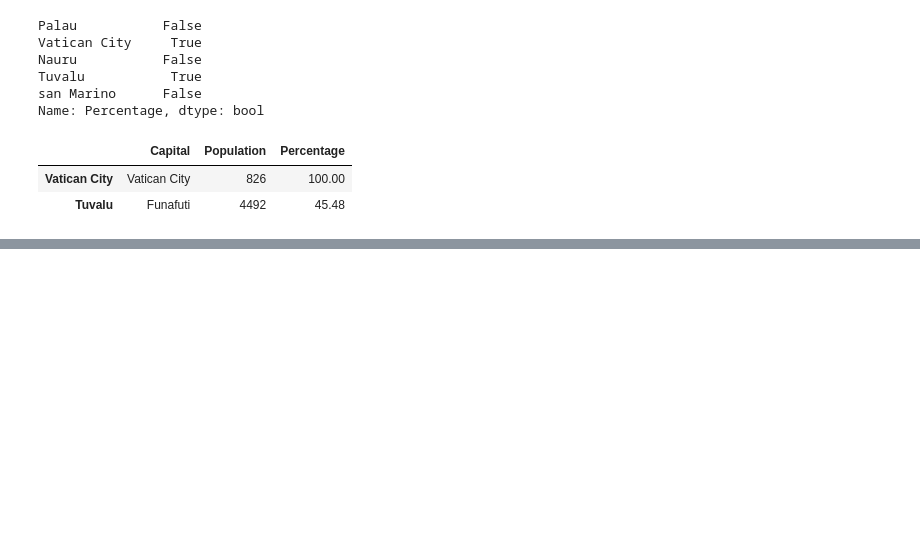
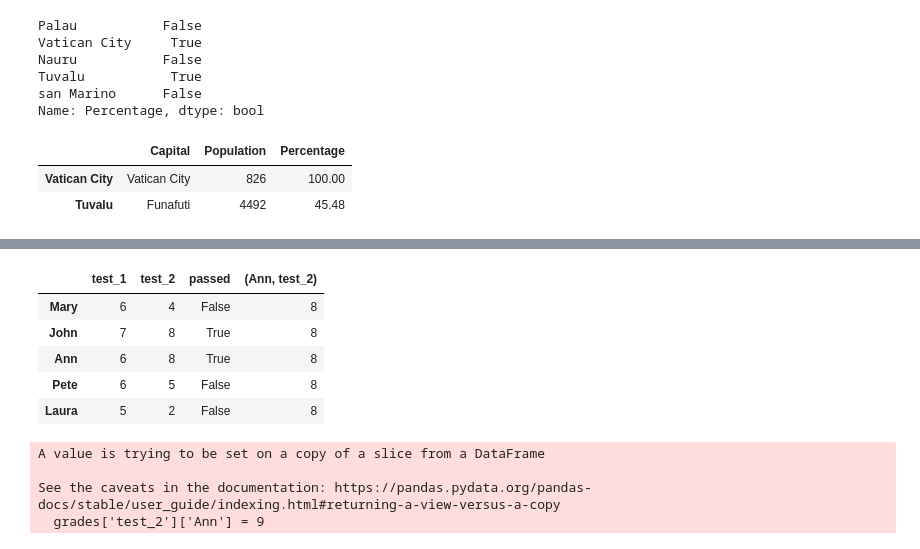
Before and after one commit to yaowenqiang/panda_playbook, a Jupyter notebook: notes.ipynb, the cells around one changed output, grey strips where cells are left out. Drawn from its saved outputs; the diff is of its cells as text; code cells hidden in the pictures; blank space fills up the shorter version.

Commit message:
add sorting and filting, assign data demo

```diff
--- a/notes.ipynb
+++ b/notes.ipynb
@@ -593,0 +824,17 @@ ValueError: Shape of passed values is (6, 2), indices imply (5, 2)
+# %%
+grades.loc['Ann', 'test_2'] = 8
+grades
+# %% [output]
+|  | test_1 | test_2 | passed | (Ann, test_2) |
+| Mary | 6 | 4 | False | 8 |
+| John | 7 | 8 | True | 8 |
+| Ann | 6 | 8 | True | 8 |
+| Pete | 6 | 5 | False | 8 |
+| Laura | 5 | 2 | False | 8 |
+# %%
+grades['test_2']['Ann'] = 9
+# %% [output]
+A value is trying to be set on a copy of a slice from a DataFrame
+
+See the caveats in the documentation: https://pandas.pydata.org/pandas-docs/stable/user_guide/indexing.html#returning-a-view-versus-a-copy
+  grades['test_2']['Ann'] = 9
```
Also changed, not shown: parts of 47 cells of this notebook, 1 other file.
